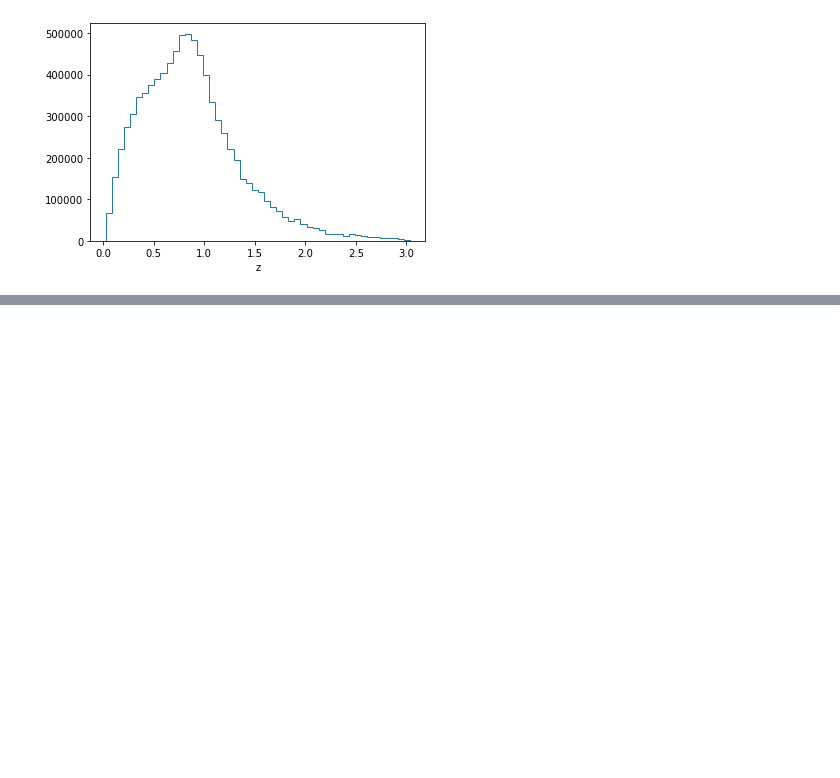
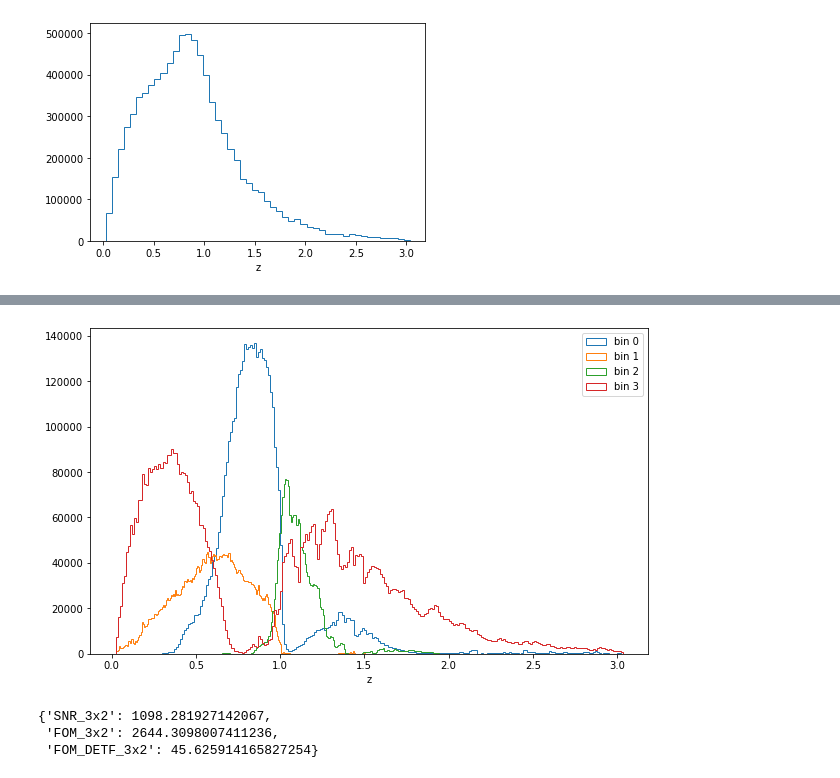
Before and after one commit to LSSTDESC/tomo_challenge, a Jupyter notebook: notebooks/JaxCNN.ipynb, the cells around one changed output, grey strips where cells are left out. Cells and saved outputs as stored; diff of their text form; code cells hidden in the pictures; blank space fills up the shorter version.

```diff
--- a/notebooks/JaxCNN.ipynb
+++ b/notebooks/JaxCNN.ipynb
@@ -44,7 +44,7 @@ plt.xlabel('z');
 # %% [output]
 [figure]
 # %%
-n_bins = 8
+n_bins = 4
 class CNN(nn.Module):
     def apply(self, x):
         b = x.shape[0]
@@ -85,7 +85,7 @@ def get_batch():
     inds = onp.random.choice(len(z_train), batch_size)
     return {'labels': z_train[inds], 'features': x_train[inds]}
 # %%
-epochs = 200
+epochs = 50
 
 losses = []
 
@@ -109,7 +112,7 @@ plt.yscale('log')
 batch_size = 10000
 Ngalaxies = len(x_test)
 tomo_bin = jnp.concatenate(
-            [self.model(x_test[batch_size * i : min((batch_size * (i + 1)), Ngalaxies)][..., jnp.newaxis])
+            [optimizer.target(x_test[batch_size * i : min((batch_size * (i + 1)), Ngalaxies)][..., jnp.newaxis])
              for i in range(Ngalaxies // batch_size + 1)]
         )
 
@@ -117,8 +120,14 @@ tomo_bin = jnp.argmax(tomo_bin, axis=-1)
 # %%
 fig = plt.figure(figsize=(10, 6))
 for i in range(n_bins):
-    plt.hist(z_test[tomo_bin == i], bins=100, alpha=0.4, label=f'bin {i}')
+    plt.hist(z_test[tomo_bin == i], bins=250, histtype='step', label=f'bin {i}')
 plt.xlabel('z')
 plt.legend();
+# %% [output]
+[figure, added]
 # %%
-jax_metrics.compute_scores(tomo_bin, z_test, what=['SNR_3x2', 'FOM_3x2', 'FOM_DETF_3x2'])
+jax_metrics.compute_scores(tomo_bin, z_test, metrics=['SNR_3x2', 'FOM_3x2', 'FOM_DETF_3x2'])
+# %% [output]
+{'SNR_3x2': 1098.281927142067,
+ 'FOM_3x2': 2644.3098007411236,
+ 'FOM_DETF_3x2': 45.625914165827254}
```
Also changed, not shown: parts of 3 cells of this notebook.
